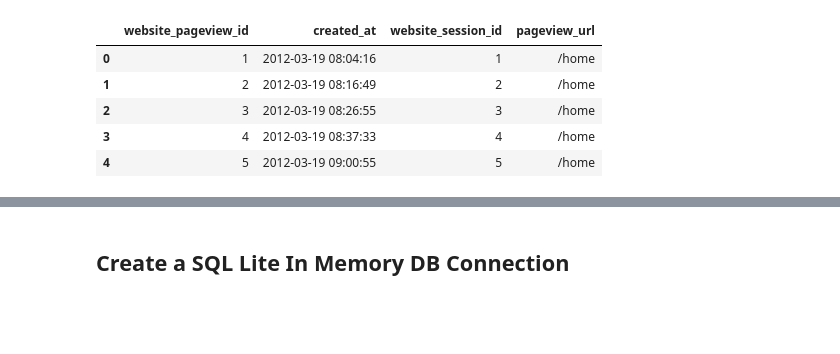
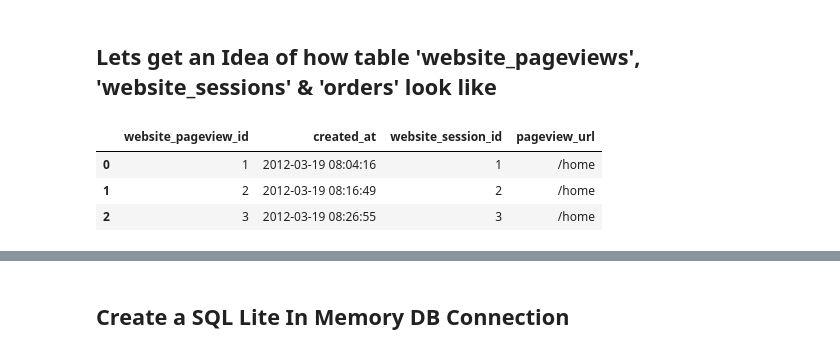
Before and after one commit to mavendataguy/SQL, a Jupyter notebook: SQL_Data_Analysis.ipynb, the cells around one changed output, grey strips where cells are left out. Saved outputs shown, nothing was run; the diff lists cells and outputs as text; code cells hidden in the pictures; blank space fills up the shorter version.

```diff
--- a/SQL_Data_Analysis.ipynb
+++ b/SQL_Data_Analysis.ipynb
@@ -24,10 +17,10 @@ from sqlite3 import Error
+# %% [markdown]
+<h2> Lets get an Idea of how table 'website_pageviews', 'website_sessions' & 'orders' look like
 # %%
 df = pd.read_csv('website_pageviews.csv',header=0)
-df.head()
+df.head(3)
 # %% [output]
 |  | website_pageview_id | created_at | website_session_id | pageview_url |
 | 0 | 1 | 2012-03-19 08:04:16 | 1 | /home |
 | 1 | 2 | 2012-03-19 08:16:49 | 2 | /home |
 | 2 | 3 | 2012-03-19 08:26:55 | 3 | /home |
-| 3 | 4 | 2012-03-19 08:37:33 | 4 | /home |
-| 4 | 5 | 2012-03-19 09:00:55 | 5 | /home |
```
Also changed, not shown: parts of 25 cells of this notebook.
